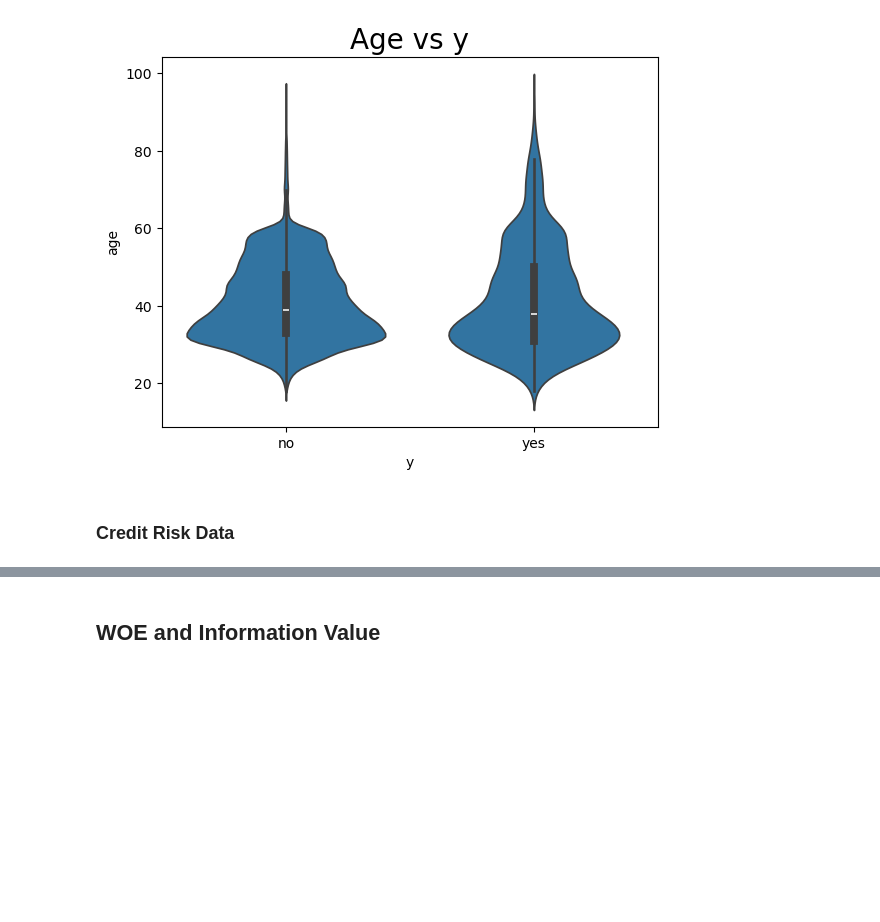
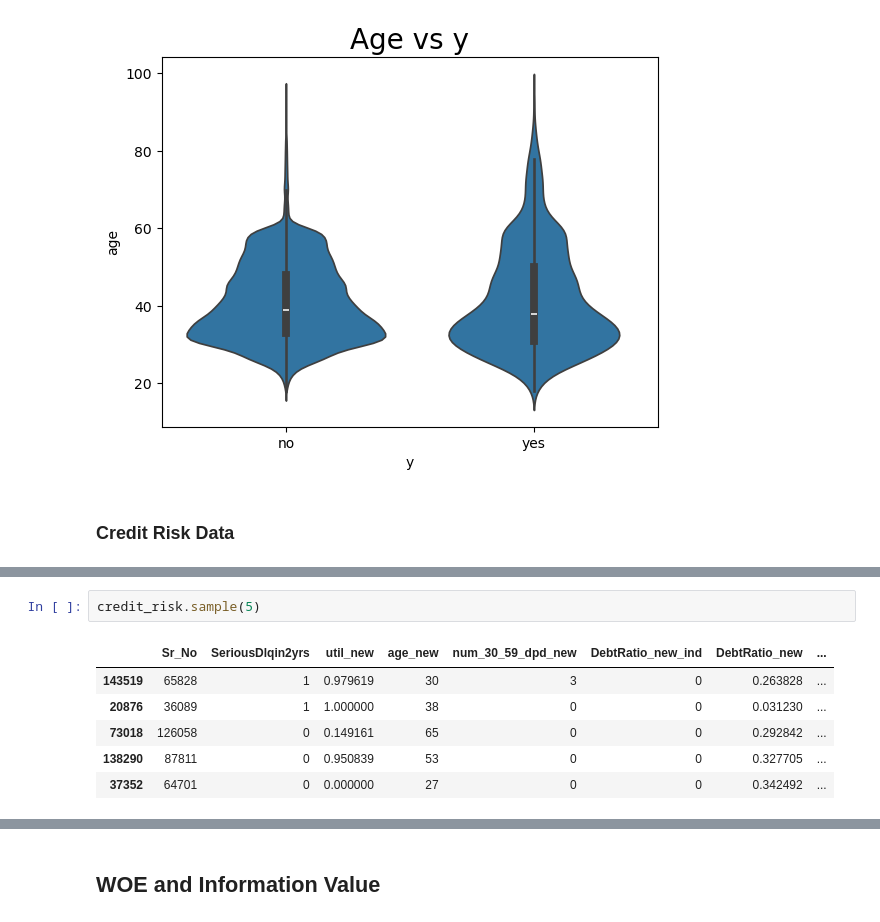
Before and after one commit to sp32747/ML_DL_NEW_BASIC, a Jupyter notebook: Python_PRAC/DriverAnalysis/Driver_Analysis_Testing_of_hypothesis.ipynb, the cells around one changed output, grey strips where cells are left out. Drawn from its saved outputs; the diff is of its cells as text; blank space fills up the shorter version.

```diff
--- a/Python_PRAC/DriverAnalysis/Driver_Analysis_Testing_of_hypothesis.ipynb
+++ b/Python_PRAC/DriverAnalysis/Driver_Analysis_Testing_of_hypothesis.ipynb
@@ -206,2 +231,11 @@ credit_risk.info()
+# %%
+credit_risk.sample(5)
+# %% [output]
+|  | Sr_No | SeriousDlqin2yrs | util_new | age_new | num_30_59_dpd_new | DebtRatio_new_ind | DebtRatio_new | ... |
+| 143519 | 65828 | 1 | 0.979619 | 30 | 3 | 0 | 0.263828 | ... |
+| 20876 | 36089 | 1 | 1.000000 | 38 | 0 | 0 | 0.031230 | ... |
+| 73018 | 126058 | 0 | 0.149161 | 65 | 0 | 0 | 0.292842 | ... |
+| 138290 | 87811 | 0 | 0.950839 | 53 | 0 | 0 | 0.327705 | ... |
+| 37352 | 64701 | 0 | 0.000000 | 27 | 0 | 0 | 0.342492 | ... |
 # %%
 #Histogram Overlay
```
Also changed, not shown: parts of 3 cells of this notebook.
